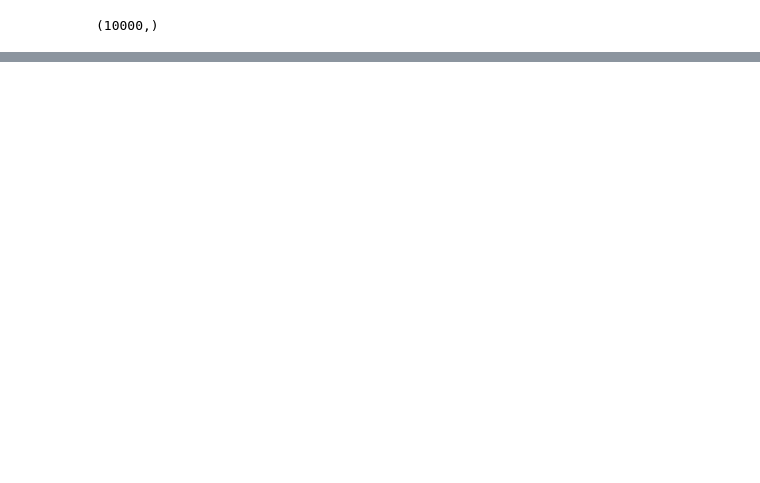
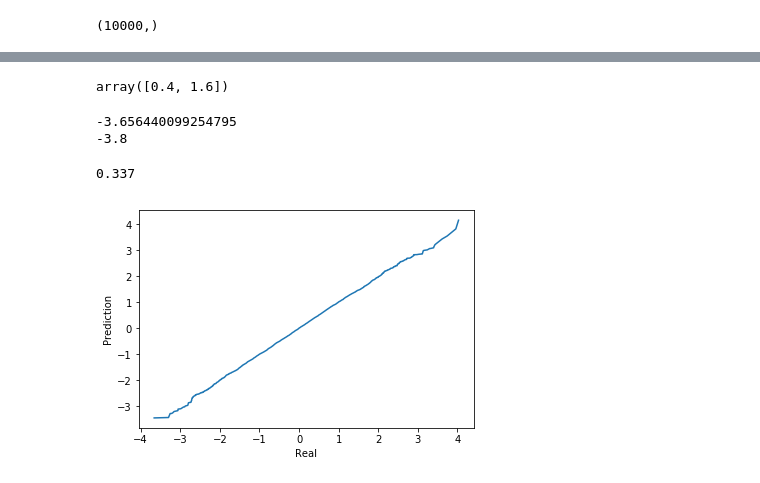
Before and after one commit to motein/ML, a Jupyter notebook: FittingAlgorithm/solution_1.ipynb, the cells around one changed output, grey strips where cells are left out. Saved outputs shown, nothing was run; the diff lists cells and outputs as text; code cells hidden in the pictures; blank space fills up the shorter version.

```diff
--- a/FittingAlgorithm/solution_1.ipynb
+++ b/FittingAlgorithm/solution_1.ipynb
@@ -44,0 +50,45 @@ plt.show()
+# %%
+np.around([0.37, 1.64], decimals=1)
+# %% [output]
+array([0.4, 1.6])
+# %%
+print(np.min(Wafer1))
+print(np.around(-3.846185336600911, decimals=1))
+# %% [output]
+-3.656440099254795
+-3.8
+# %%
+def compare_equal(data1, data2, precision=0.01):
+    delta = abs(data1)*precision
+    if data2 > data1 - delta and data2 < data1 + delta:
+        return True
+    else:
+        return False
+
+def compute_accuracy(Data1, Data2, sort=True, precision=0.01):
+    X1 = Data1
+    X2 = Data2
+    if sort:
+        X1 = np.sort(Data1)
+        X2 = np.sort(Data2)
+    correct_prediction = 0
+    TotalCount = len(X1)
+    for i in range(0, TotalCount):
+        if compare_equal(X1[i], X2[i], precision):
+            correct_prediction +=1
+
+    accuracy = correct_prediction/TotalCount
+    return accuracy
+
+accuracy = compute_accuracy(Wafer1, wafer, sort=True, precision=0.01)
+print(accuracy)
+# %% [output]
+0.337
+# %%
+import matplotlib.pyplot as plt
+plt.plot(X1, X2)
+plt.xlabel('Real')
+plt.ylabel('Prediction')
+plt.show()
+# %% [output]
+[figure, added]
```
Also changed, not shown: parts of 7 cells of this notebook, 2 other files.
